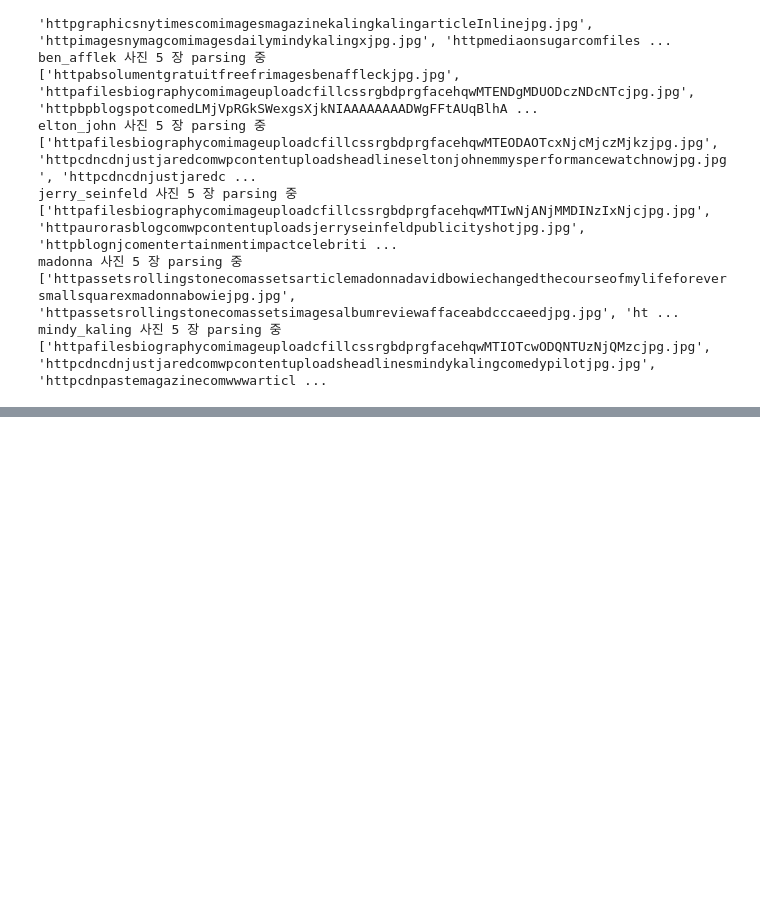
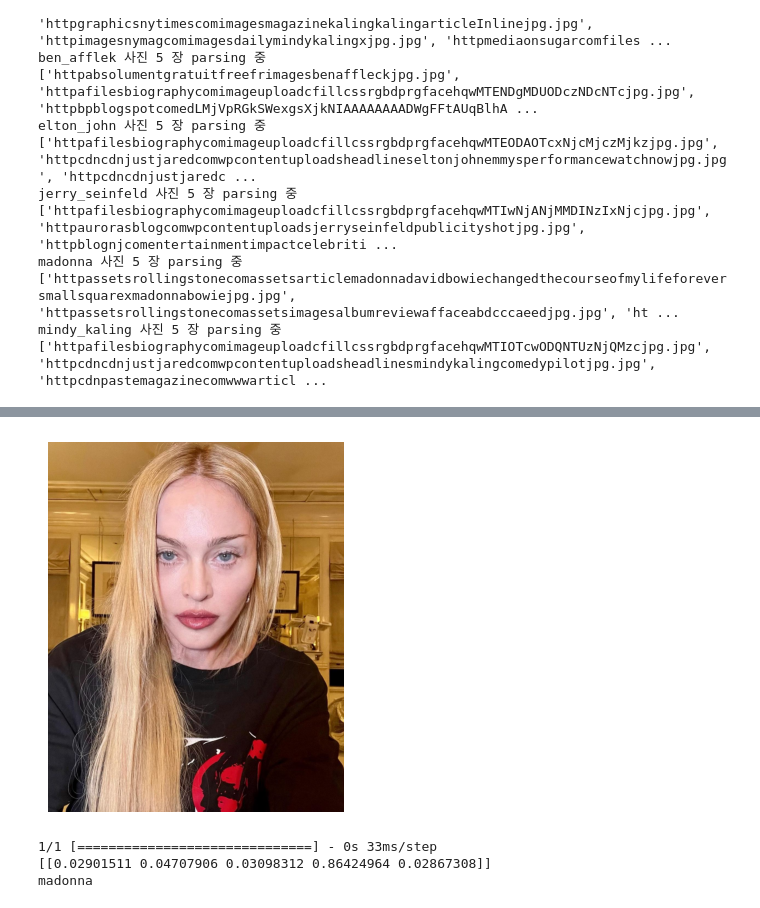
Before and after one commit to yeonzuui/ai, a Jupyter notebook: source/09_이미지처리/07_얼굴인식.ipynb, the cells around one changed output, grey strips where cells are left out. Drawn from its saved outputs; the diff is of its cells as text; code cells hidden in the pictures; blank space fills up the shorter version.

```diff
--- a/source/09_이미지처리/07_얼굴인식.ipynb
+++ b/source/09_이미지처리/07_얼굴인식.ipynb
@@ -258,0 +464,24 @@ mindy_kaling 사진 5 장 parsing 중
+# %%
+# 웹에서 복사한 이미지 주소를 path로 사용할 경우
+import requests
+image_path = 'https://img.vogue.co.kr/vogue/2023/07/style_64accdeee21cd.jpeg'
+response = requests.get(image_path)
+save_path = 'data/test.jpg'
+with open(save_path, 'wb') as imageFile:
+    imageFile.write(response.content)
+image = cv2.imread(save_path, cv2.IMREAD_ANYCOLOR)
+image = cv2.cvtColor(image, cv2.COLOR_BGR2RGB)
+plt.imshow(image)
+plt.axis('off')
+plt.show()
+
+face_embedding = make_embedding(save_path)
+result = loaded_model.predict_proba(face_embedding)
+print(result)
+names = ['ben_afflek', 'elton_john', 'jerry_seinfeld', 'madonna', 'mindy_kaling']
+print(names[result.argmax(axis = 1)[0]])
+# %% [output]
+[figure, added]
+1/1 [==============================] - 0s 33ms/step
+[[0.02901511 0.04707906 0.03098312 0.86424964 0.02867308]]
+madonna
```
Also changed, not shown: parts of 26 cells of this notebook, 8 other files.
